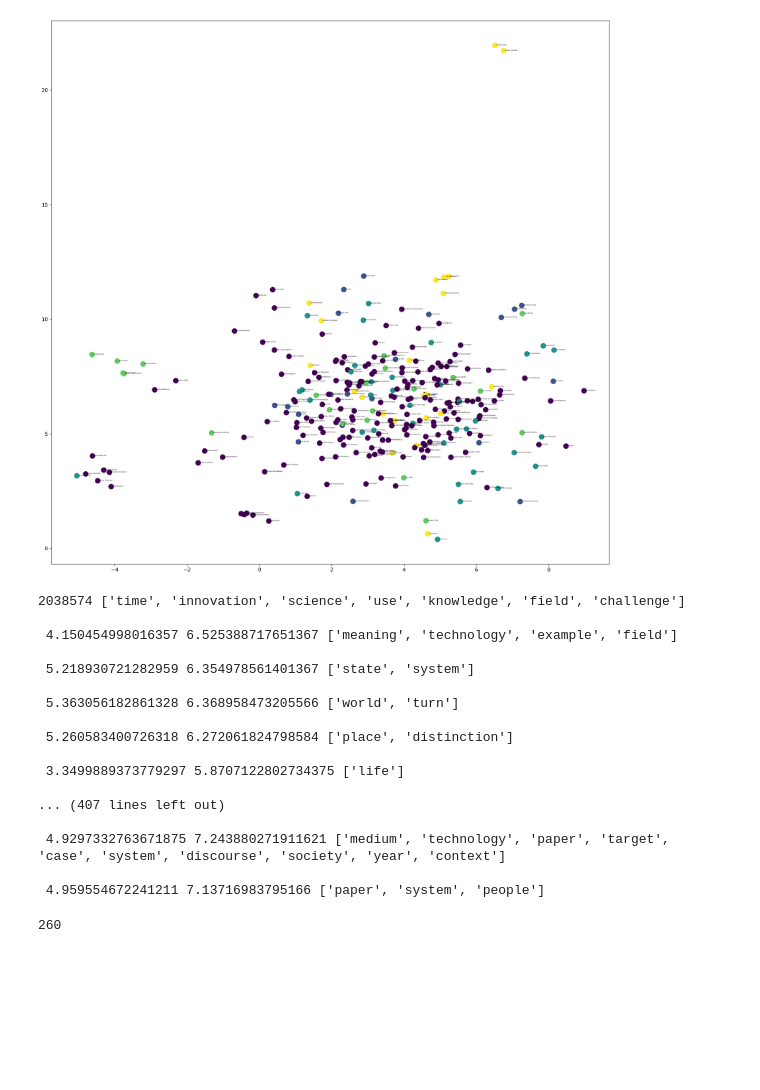
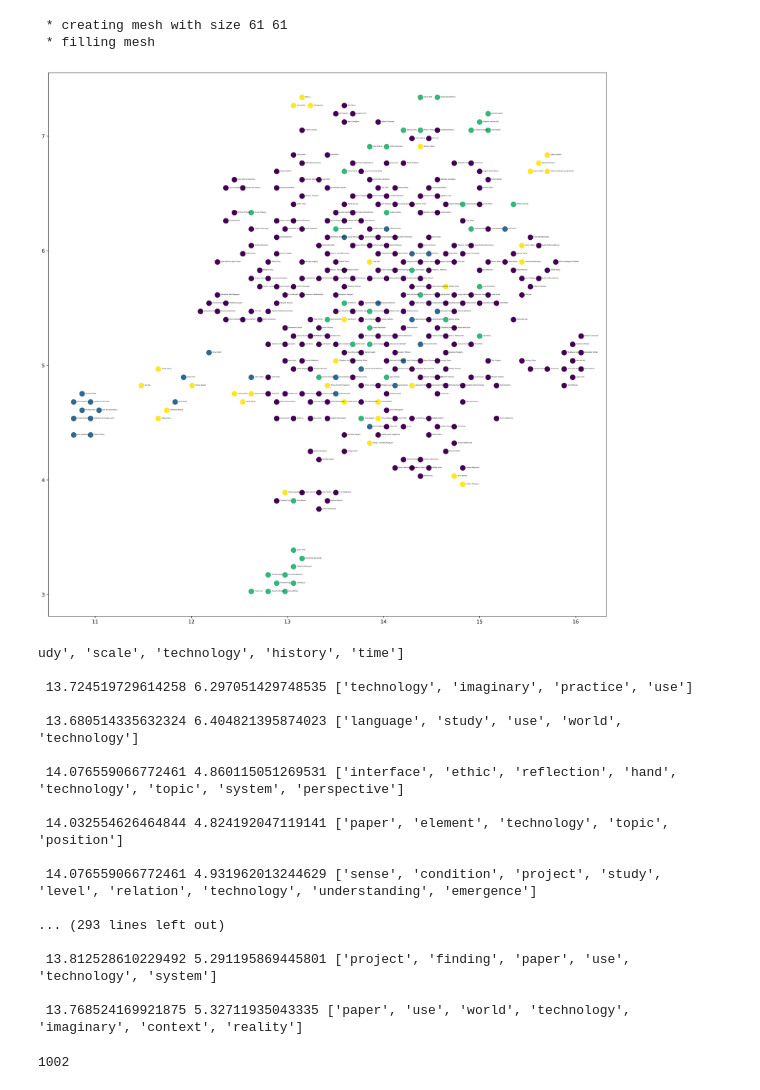
Before and after one commit to rodighiero/SPT2021, a Jupyter notebook: data/analysis.ipynb, the cells around one changed output. Drawn from its saved outputs; the diff is of its cells as text; code cells hidden in the pictures; blank space fills up the shorter version.

```diff
--- a/data/analysis.ipynb
+++ b/data/analysis.ipynb
@@ -35,13 +35,13 @@ for index, row in xlsx.iterrows():
 
     _a = row['First name'] + ' ' + row['Last name']
 
-    # if pd.notnull(row['Co1-Last']): _a += '; ' + row['Co1-First'] + ' ' + row['Co1-Last']
-    # if pd.notnull(row['Co2-Last']): _a += '; ' + row['Co2-First'] + ' ' + row['Co2-Last']
-    # if pd.notnull(row['Co3-Last']): _a += '; ' + row['Co3-First'] + ' ' + row['Co3-Last']
-    # if pd.notnull(row['Co4-Last']): _a += '; ' + row['Co4-First'] + ' ' + row['Co4-Last']
-    # if pd.notnull(row['Co5-Last']): _a += '; ' + row['Co5-First'] + ' ' + row['Co5-Last']
-    # if pd.notnull(row['Co6-Last']): _a += '; ' + row['Co6-First'] + ' ' + row['Co6-Last']
-    # if pd.notnull(row['Co7-Last']): _a += '; ' + row['Co7-First'] + ' ' + row['Co7-Last']
+    if pd.notnull(row['Co1-Last']): _a += '; ' + row['Co1-First'] + ' ' + row['Co1-Last']
+    if pd.notnull(row['Co2-Last']): _a += '; ' + row['Co2-First'] + ' ' + row['Co2-Last']
+    if pd.notnull(row['Co3-Last']): _a += '; ' + row['Co3-First'] + ' ' + row['Co3-Last']
+    if pd.notnull(row['Co4-Last']): _a += '; ' + row['Co4-First'] + ' ' + row['Co4-Last']
+    if pd.notnull(row['Co5-Last']): _a += '; ' + row['Co5-First'] + ' ' + row['Co5-Last']
+    if pd.notnull(row['Co6-Last']): _a += '; ' + row['Co6-First'] + ' ' + row['Co6-Last']
+    if pd.notnull(row['Co7-Last']): _a += '; ' + row['Co7-First'] + ' ' + row['Co7-Last']
 
 
     # Keywords
@@ -101,8 +101,8 @@ len(texts)
 # %%
 # Parsing
 
-en = textacy.load_spacy_lang("en_core_web_sm", disable=("parser",))
-# en = textacy.load_spacy_lang("en_core_web_trf", disable=("parser",))
+# en = textacy.load_spacy_lang("en_core_web_sm", disable=("parser",))
+en = textacy.load_spacy_lang("en_core_web_trf", disable=("parser",))
 
 docs = []
 
@@ -156,9 +157,9 @@ doc_term_matrix
 # import textacy
 # from textacy.vsm import Vectorizer
 
-model = textacy.tm.TopicModel('nmf', n_topics=5)
-model.fit(matrix)
-doc_topic_matrix = model.transform(matrix)
+model = textacy.tm.TopicModel('nmf', n_topics=4)
+model.fit(doc_term_matrix)
+doc_topic_matrix = model.transform(doc_term_matrix)
 doc_topic_matrix.shape
 
 dictionary_inverted = {id: term for term, id in dictionary.items()}
@@ -176,6 +177,7 @@ for doc in model.get_doc_topic_matrix(doc_term_matrix):
 #     print(doc)
 # for topic_idx, terms in model.top_topic_terms(dictionary_inverted, top_n=3):
 #     print(f"topic {topic_idx}: {'  '.join(terms)}")
-# for i, val in enumerate(model.topic_weights(doc_topic_matrix)):
-#      print(i, val)
-# model.termite_plot(doc_term_matrix, id_to_term, n_terms=30, highlight_topics=[0,2,4,6,8,10])
+for i, val in enumerate(model.topic_weights(doc_topic_matrix)):
+     print(i, val)
+
+model.termite_plot(doc_term_matrix, dictionary_inverted, n_terms=30, highlight_topics=[0,2,4,6,8,10])
@@ -182,28 +191,30 @@ for doc in model.get_doc_topic_matrix(doc_term_matrix):
 # %%
 # UMAP
 
-reducer = umap.UMAP(random_state=1, n_components=2, n_neighbors=2, min_dist=0.99)
+reducer = umap.UMAP(random_state=1, n_components=2, n_neighbors=100, min_dist=0.0)
 
-embedding = reducer.fit_transform(matrix)
-# embedding = align_points_to_grid(embedding)
+embedding = reducer.fit_transform(doc_term_matrix)
+embedding = align_points_to_grid(embedding)
 
 x = embedding[:, 0]; y = embedding[:, 1]
 
 plt.figure(figsize=(20,20), dpi=300)
 plt.scatter(x, y, s=100, c=topics)
 
 for i, txt in enumerate(authors):
     text = plt.annotate(' ' + authors[i], (x[i] + .03, y[i]))
     text.set_fontsize(3)
 # %% [output]
+ * creating mesh with size 61 61
+ * filling mesh
-[figure, old version]
+[figure, new version]
 # %%
 pairs = []
 
 for indexA, a in enumerate(embedding):
     for indexB, b in enumerate(embedding):
         distance = dist = math.sqrt((b[0] - a[0])**2 + (b[1] - a[1])**2)
-        if 0 < distance and distance < .25:
+        if 0 < distance and distance < .15:
             x = (b[0] + a[0]) / 2
             y = (b[1] + a[1]) / 2
             intersection = list(set(lemmas[indexA]) & set(lemmas[indexB]))
@@ -213,24 +224,24 @@ for indexA, a in enumerate(embedding):
 
 len(pairs)
 # %% [output]
-2038574 ['time', 'innovation', 'science', 'use', 'knowledge', 'field', 'challenge']
+udy', 'scale', 'technology', 'history', 'time']
 
- 4.150454998016357 6.525388717651367 ['meaning', 'technology', 'example', 'field']
+ 13.724519729614258 6.297051429748535 ['technology', 'imaginary', 'practice', 'use']
 
- 5.218930721282959 6.354978561401367 ['state', 'system']
+ 13.680514335632324 6.404821395874023 ['language', 'study', 'use', 'world', 'technology']
 
- 5.363056182861328 6.368958473205566 ['world', 'turn']
+ 14.076559066772461 4.860115051269531 ['interface', 'ethic', 'reflection', 'hand', 'technology', 'topic', 'system', 'perspective']
 
- 5.260583400726318 6.272061824798584 ['place', 'distinction']
+ 14.032554626464844 4.824192047119141 ['paper', 'element', 'technology', 'topic', 'position']
 
- 3.3499889373779297 5.8707122802734375 ['life']
+ 14.076559066772461 4.931962013244629 ['sense', 'condition', 'project', 'study', 'level', 'relation', 'technology', 'understanding', 'emergence']
 
-... (407 lines left out)
+... (293 lines left out)
 
- 4.9297332763671875 7.243880271911621 ['medium', 'technology', 'paper', 'target', 'case', 'system', 'discourse', 'society', 'year', 'context']
+ 13.812528610229492 5.291195869445801 ['project', 'finding', 'paper', 'use', 'technology', 'system']
 
- 4.959554672241211 7.13716983795166 ['paper', 'system', 'people']
+ 13.768524169921875 5.32711935043335 ['paper', 'use', 'world', 'technology', 'imaginary', 'context', 'reality']
-260
+1002
 # %%
 # Save files
 
```
Also changed, not shown: parts of 4 cells of this notebook, 5 other files.
